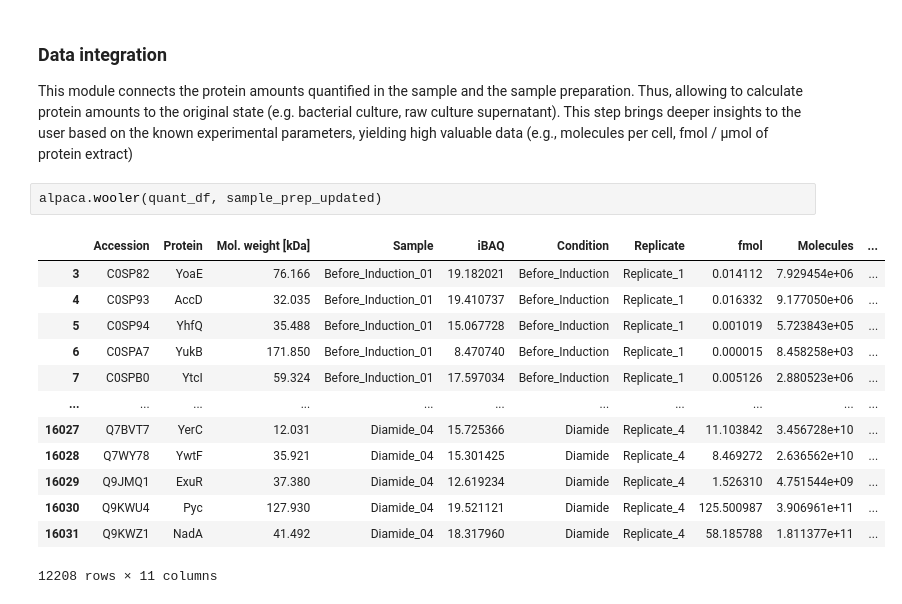
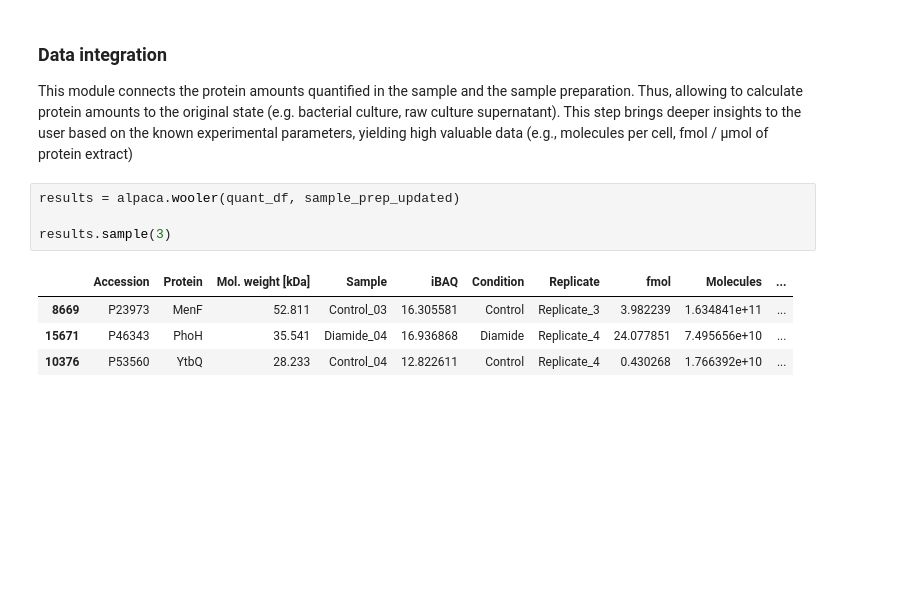
Before and after one commit to borfebor/alpaca_proteomics, a Jupyter notebook: Tutorial/Tutorial.ipynb, the cells around one changed output. Saved outputs shown, nothing was run; the diff lists cells and outputs as text; blank space fills up the shorter version.

```diff
--- a/Tutorial/Tutorial.ipynb
+++ b/Tutorial/Tutorial.ipynb
@@ -170,18 +163,11 @@ Name: 1, dtype: object
 
 This module connects the protein amounts quantified in the sample and the sample preparation. Thus, allowing to calculate protein amounts to the original state (e.g. bacterial culture, raw culture supernatant). This step brings deeper insights to the user based on the known experimental parameters, yielding high valuable data (e.g., molecules per cell, fmol / µmol of protein extract)
 # %%
-alpaca.wooler(quant_df, sample_prep_updated)
+results = alpaca.wooler(quant_df, sample_prep_updated)
+
+results.sample(3)
 # %% [output]
 |  | Accession | Protein | Mol. weight [kDa] | Sample | iBAQ | Condition | Replicate | fmol | Molecules | ... |
-| 3 | C0SP82 | YoaE | 76.166 | Before_Induction_01 | 19.182021 | Before_Induction | Replicate_1 | 0.014112 | 7.929454e+06 | ... |
-| 4 | C0SP93 | AccD | 32.035 | Before_Induction_01 | 19.410737 | Before_Induction | Replicate_1 | 0.016332 | 9.177050e+06 | ... |
-| 5 | C0SP94 | YhfQ | 35.488 | Before_Induction_01 | 15.067728 | Before_Induction | Replicate_1 | 0.001019 | 5.723843e+05 | ... |
-| 6 | C0SPA7 | YukB | 171.850 | Before_Induction_01 | 8.470740 | Before_Induction | Replicate_1 | 0.000015 | 8.458258e+03 | ... |
-| 7 | C0SPB0 | YtcI | 59.324 | Before_Induction_01 | 17.597034 | Before_Induction | Replicate_1 | 0.005126 | 2.880523e+06 | ... |
-| ... | ... | ... | ... | ... | ... | ... | ... | ... | ... | ... |
-| 16027 | Q7BVT7 | YerC | 12.031 | Diamide_04 | 15.725366 | Diamide | Replicate_4 | 11.103842 | 3.456728e+10 | ... |
-| 16028 | Q7WY78 | YwtF | 35.921 | Diamide_04 | 15.301425 | Diamide | Replicate_4 | 8.469272 | 2.636562e+10 | ... |
-| 16029 | Q9JMQ1 | ExuR | 37.380 | Diamide_04 | 12.619234 | Diamide | Replicate_4 | 1.526310 | 4.751544e+09 | ... |
-| 16030 | Q9KWU4 | Pyc | 127.930 | Diamide_04 | 19.521121 | Diamide | Replicate_4 | 125.500987 | 3.906961e+11 | ... |
-| 16031 | Q9KWZ1 | NadA | 41.492 | Diamide_04 | 18.317960 | Diamide | Replicate_4 | 58.185788 | 1.811377e+11 | ... |
+| 8669 | P23973 | MenF | 52.811 | Control_03 | 16.305581 | Control | Replicate_3 | 3.982239 | 1.634841e+11 | ... |
+| 15671 | P46343 | PhoH | 35.541 | Diamide_04 | 16.936868 | Diamide | Replicate_4 | 24.077851 | 7.495656e+10 | ... |
+| 10376 | P53560 | YtbQ | 28.233 | Control_04 | 12.822611 | Control | Replicate_4 | 0.430268 | 1.766392e+10 | ... |
-12208 rows × 11 columns
```
Also changed, not shown: parts of 1 cell of this notebook.
